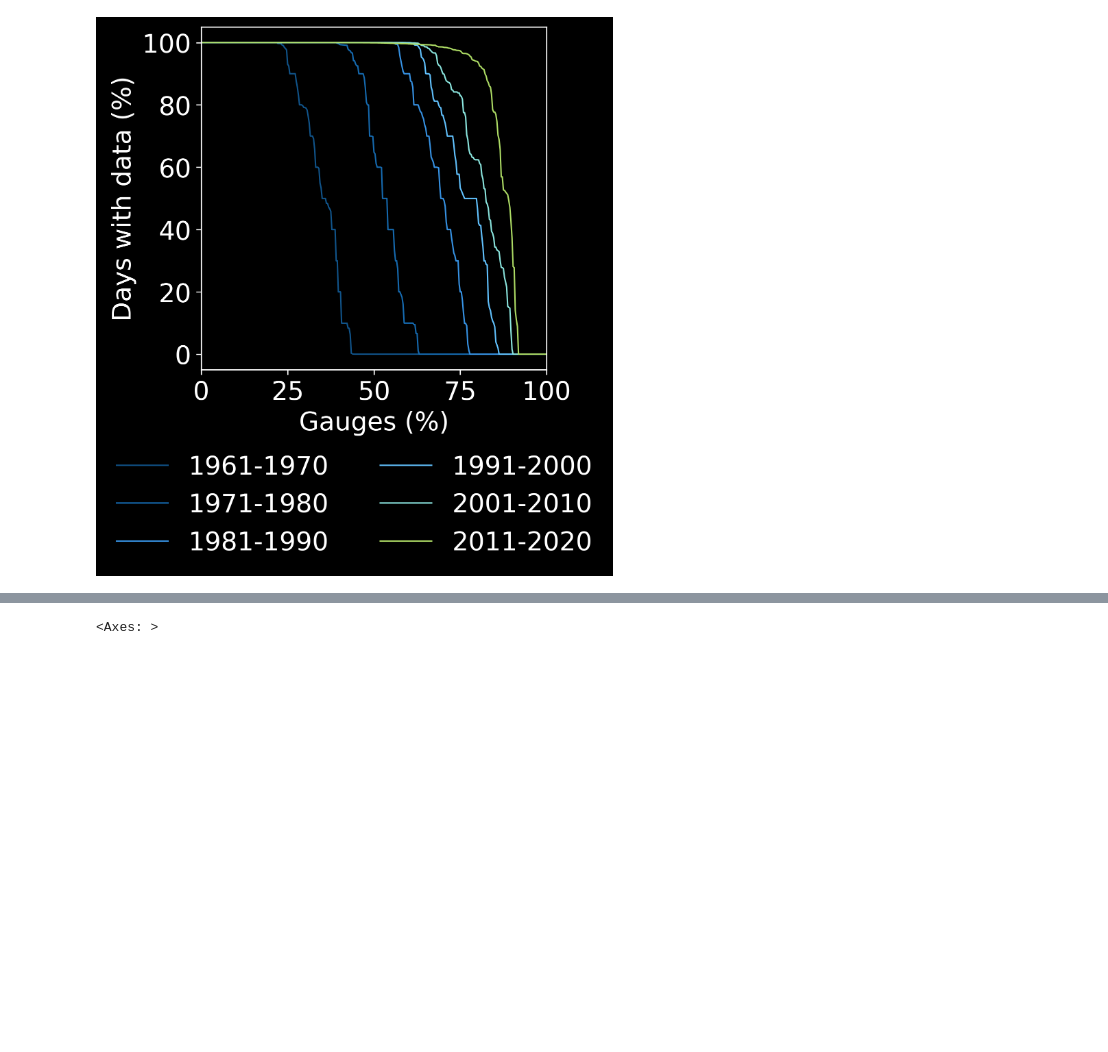
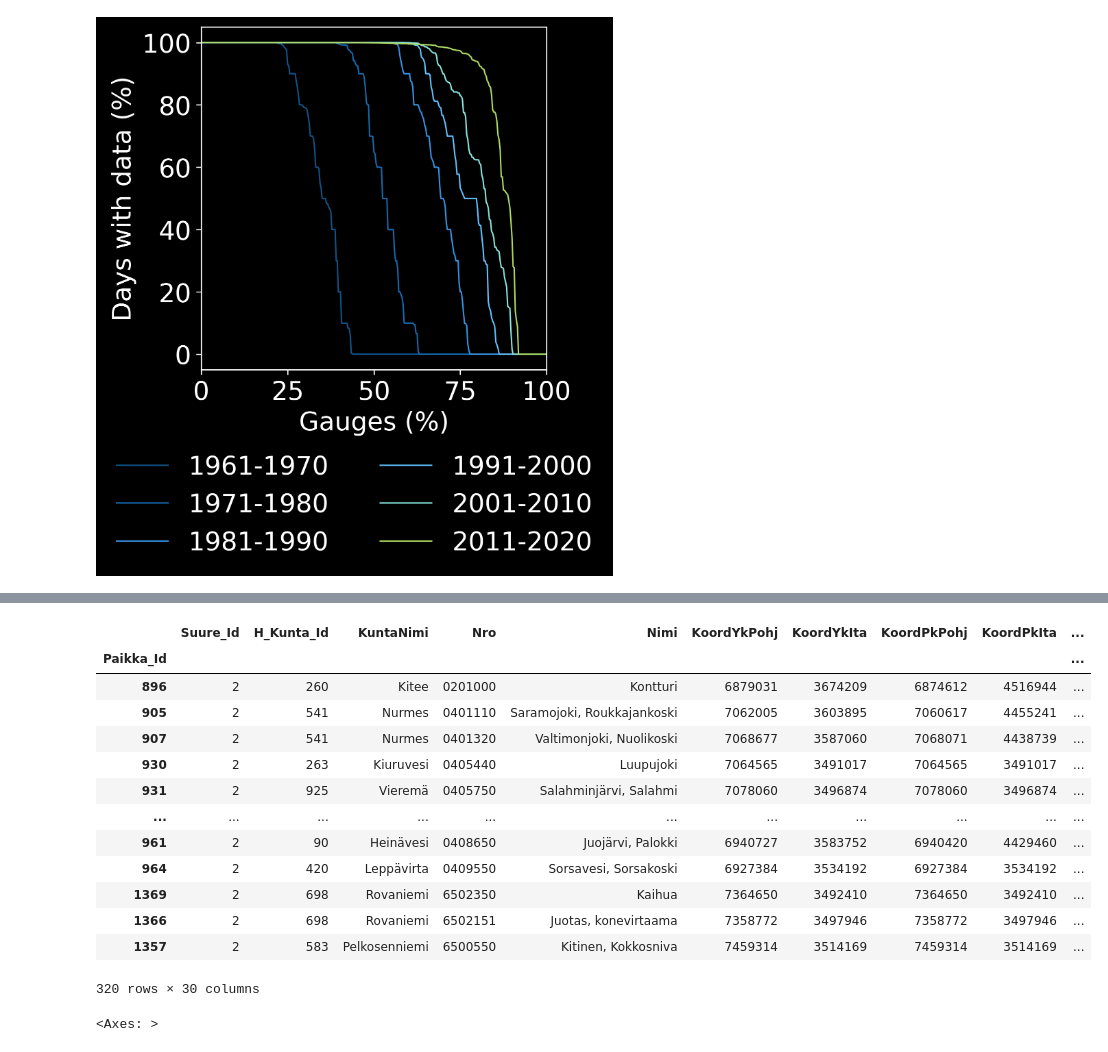
Before and after one commit to iiroseppa/CAMELS-FI, a Jupyter notebook: scripts/visualization/flow_availability.ipynb, the cells around one changed output, grey strips where cells are left out. Saved outputs shown, nothing was run; the diff lists cells and outputs as text; code cells hidden in the pictures; blank space fills up the shorter version.

```diff
--- a/scripts/table_preparation/flow_timeseries_availability.ipynb
+++ b/scripts/visualization/flow_availability.ipynb
@@ -41,22 +55,26 @@ xlabels = [str(label) for label in range(0, 101, 25)]
 cm_conversion = 1/2.54
 # %%
-# Create a DataFrame for valid counts
 counts = pd.DataFrame(valid_counts)
 counts = counts.rename(columns={0:'total_count'}, errors='raise')
 
 decade_starts = [year for year in range(start_year, end_year - 10, 10)]
 decade_ends = [year + 9 for year in decade_starts]
-
+# changing years to strings so they work correctly with pandas.
 decade_starts = list(map(str, decade_starts))
 decade_ends = list(map(str, decade_ends))
 
 decades = list(zip(decade_starts, decade_ends))
 
-# Calculate the percentage of valid observations for each decade
 for decade in decades:
     decade_data = data.loc[decade[0]:decade[1]]
+    # percentage valid
     decade_portion = ((len(decade_data) - decade_data.isna().sum()) / len(decade_data)) * 100
+
+    """ sorting, and yes, this mixes the columns so that one row doesn't correspond to one catchment
+    this is done so that the visualization will be readable. The visualization only shows percentages so this is okay
+    """
     decade_portion = decade_portion.sort_values(ascending=False)
 
     name = f"{decade[0]}-{decade[1]}"
+    #counts = counts.join(decade_portion)
     counts[name] = list(decade_portion)
@@ -82,13 +128,11 @@ plt.savefig(dst_path, dpi=300, transparent=True, bbox_inches='tight')
 # %% [output]
 [figure]
 # %%
-# Calculate the total number of years of data for each gauge
 total = counts[['total_count']].copy()
 total['timeseries_length_y'] = total['total_count'] / 365.25
 total = total.round(decimals=2)
 
-# Read the gauge data and join the timeseries length
-gauge_path = '/path/to/CAMELS-FI flow gauges.gpkg'
+gauge_path = '/home/iielse/Documents/DIWA/data/omat digitoinnit/CAMELS-FI flow gauges.gpkg'
 gauges = geopd.read_file(gauge_path, layer='attributes_v1')
 gauges = gauges.set_index('Paikka_Id')
 gauges = gauges.join(total['timeseries_length_y'])
@@ -95 +155,18 @@ gauges = gauges.join(total['timeseries_length_y'])
+# %%
+gauges
+# %% [output]
+|  | Suure_Id | H_Kunta_Id | KuntaNimi | Nro | Nimi | KoordYkPohj | KoordYkIta | KoordPkPohj | KoordPkIta | ... |
+| Paikka_Id |  |  |  |  |  |  |  |  |  | ... |
+| 896 | 2 | 260 | Kitee | 0201000 | Kontturi | 6879031 | 3674209 | 6874612 | 4516944 | ... |
+| 905 | 2 | 541 | Nurmes | 0401110 | Saramojoki, Roukkajankoski | 7062005 | 3603895 | 7060617 | 4455241 | ... |
+| 907 | 2 | 541 | Nurmes | 0401320 | Valtimonjoki, Nuolikoski | 7068677 | 3587060 | 7068071 | 4438739 | ... |
+| 930 | 2 | 263 | Kiuruvesi | 0405440 | Luupujoki | 7064565 | 3491017 | 7064565 | 3491017 | ... |
+| 931 | 2 | 925 | Vieremä | 0405750 | Salahminjärvi, Salahmi | 7078060 | 3496874 | 7078060 | 3496874 | ... |
+| ... | ... | ... | ... | ... | ... | ... | ... | ... | ... | ... |
+| 961 | 2 | 90 | Heinävesi | 0408650 | Juojärvi, Palokki | 6940727 | 3583752 | 6940420 | 4429460 | ... |
+| 964 | 2 | 420 | Leppävirta | 0409550 | Sorsavesi, Sorsakoski | 6927384 | 3534192 | 6927384 | 3534192 | ... |
+| 1369 | 2 | 698 | Rovaniemi | 6502350 | Kaihua | 7364650 | 3492410 | 7364650 | 3492410 | ... |
+| 1366 | 2 | 698 | Rovaniemi | 6502151 | Juotas, konevirtaama | 7358772 | 3497946 | 7358772 | 3497946 | ... |
+| 1357 | 2 | 583 | Pelkosenniemi | 6500550 | Kitinen, Kokkosniva | 7459314 | 3514169 | 7459314 | 3514169 | ... |
+320 rows × 30 columns
 # %%
```
Also changed, not shown: parts of 12 cells of this notebook, 40 other files.
